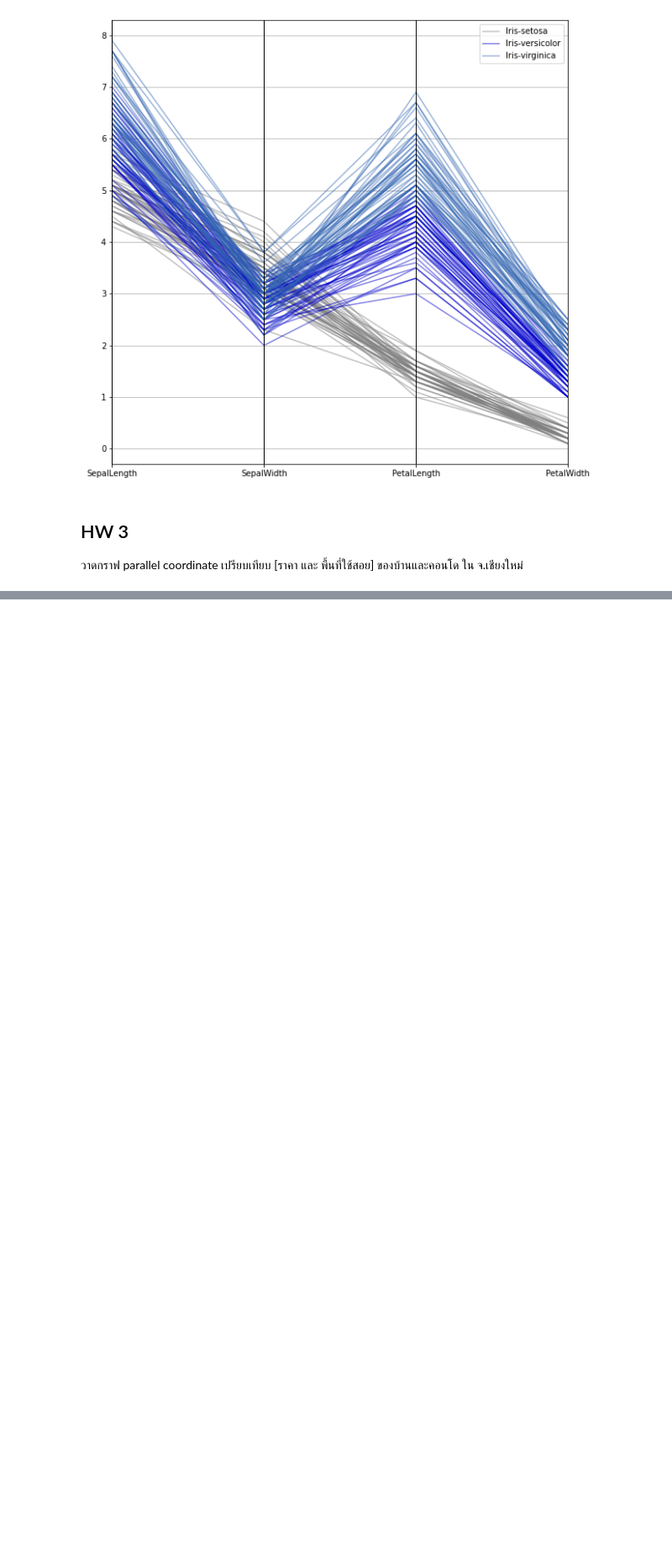
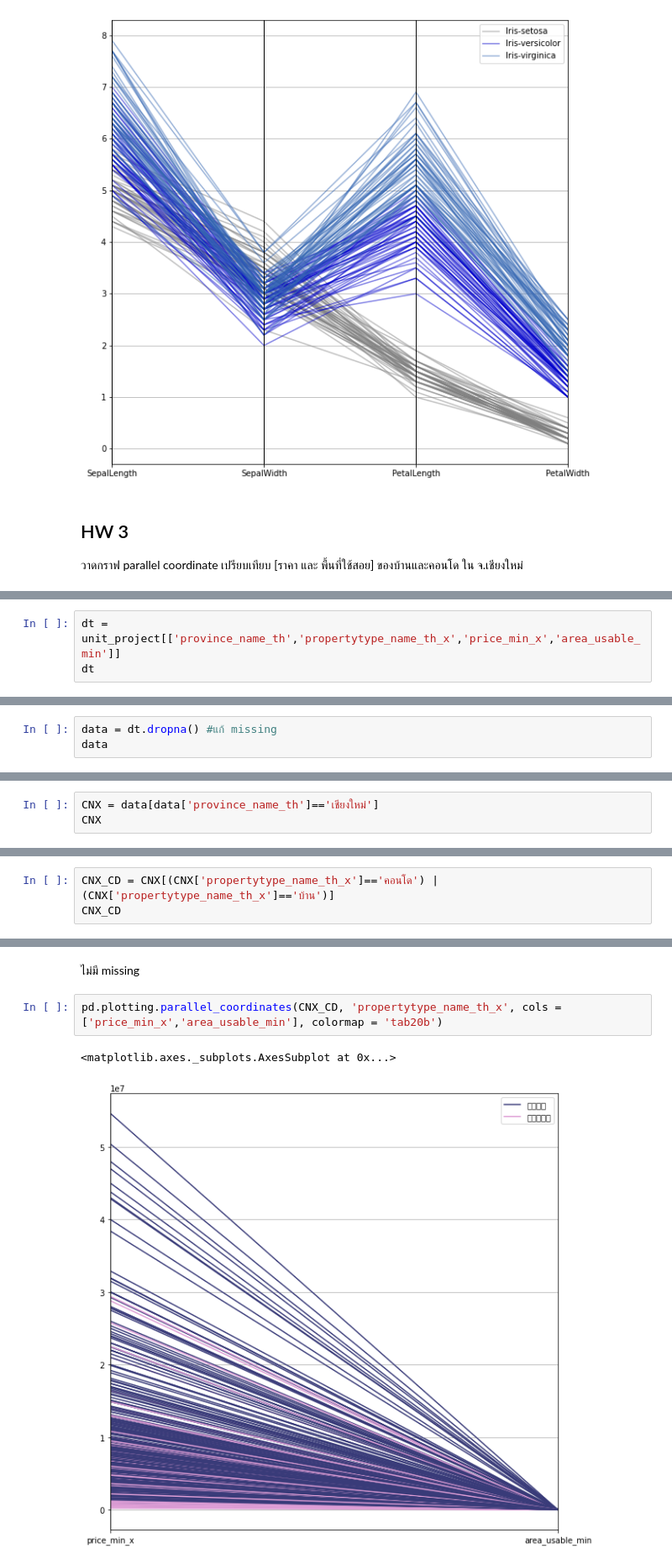
Before and after one commit to bunnybbear/BasicProg_DataViz65, a Jupyter notebook: DataViz01_Table_Data.ipynb, the cells around one changed output, grey strips where cells are left out. Shown at 84% size. Drawn from its saved outputs; the diff is of its cells as text; blank space fills up the shorter version.

```diff
--- a/DataViz01_Table_Data.ipynb
+++ b/DataViz01_Table_Data.ipynb
@@ -158,0 +205,3 @@ pd.plotting.parallel_coordinates(df, 'Name', color=[[0.5,0.5,0.5,0.5],[0,0,0.8,0
+# %%
+dt = unit_project[['province_name_th','propertytype_name_th_x','price_min_x','area_usable_min']]
+dt
@@ -158,0 +232,3 @@ pd.plotting.parallel_coordinates(df, 'Name', color=[[0.5,0.5,0.5,0.5],[0,0,0.8,0
+# %%
+data = dt.dropna() #แก้ missing
+data
@@ -158,0 +249,3 @@ pd.plotting.parallel_coordinates(df, 'Name', color=[[0.5,0.5,0.5,0.5],[0,0,0.8,0
+# %%
+CNX = data[data['province_name_th']=='เชียงใหม่']
+CNX
@@ -158,0 +266,3 @@ pd.plotting.parallel_coordinates(df, 'Name', color=[[0.5,0.5,0.5,0.5],[0,0,0.8,0
+# %%
+CNX_CD = CNX[(CNX['propertytype_name_th_x']=='คอนโด') | (CNX['propertytype_name_th_x']=='บ้าน')]
+CNX_CD
@@ -158,0 +291,7 @@ pd.plotting.parallel_coordinates(df, 'Name', color=[[0.5,0.5,0.5,0.5],[0,0,0.8,0
+# %% [markdown]
+ไม่มี missing
+# %%
+pd.plotting.parallel_coordinates(CNX_CD, 'propertytype_name_th_x', cols = ['price_min_x','area_usable_min'], colormap = 'tab20b')
+# %% [output]
+<matplotlib.axes._subplots.AxesSubplot at 0x...>
+[figure, added]
```
Also changed, not shown: parts of 13 cells of this notebook.
